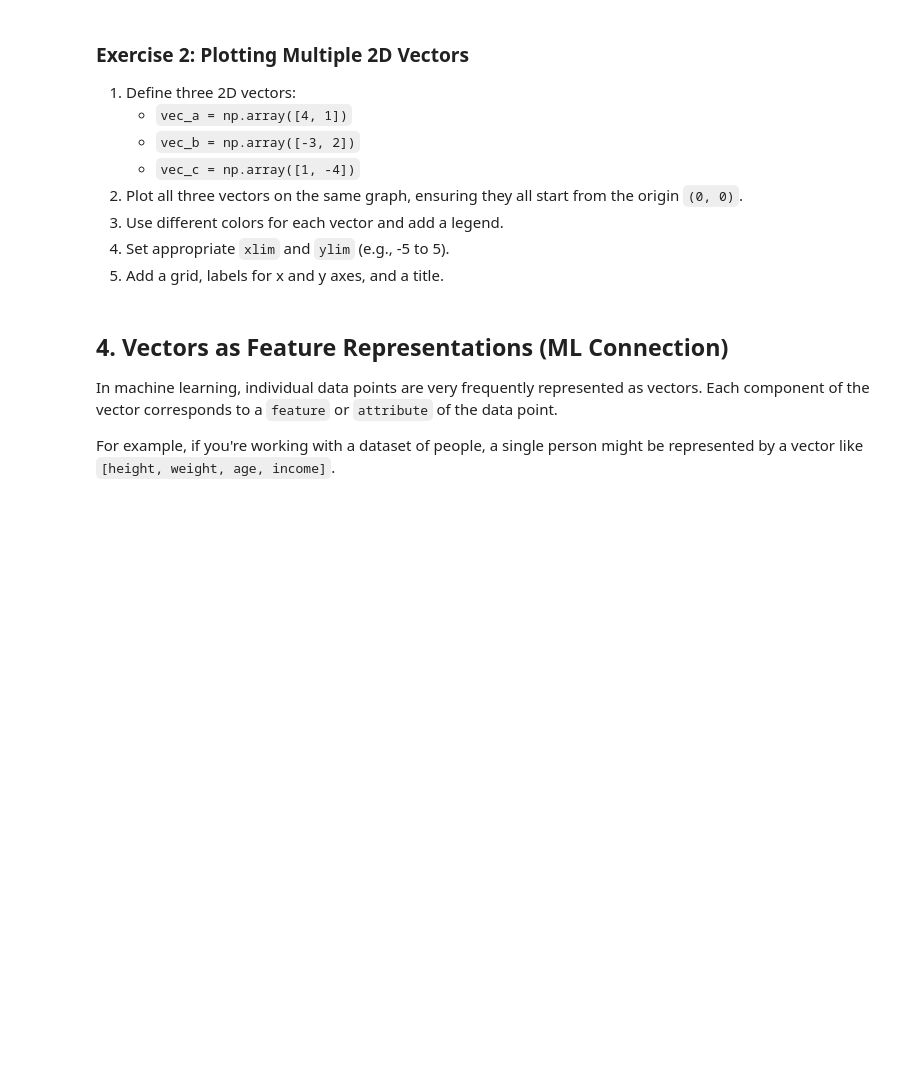
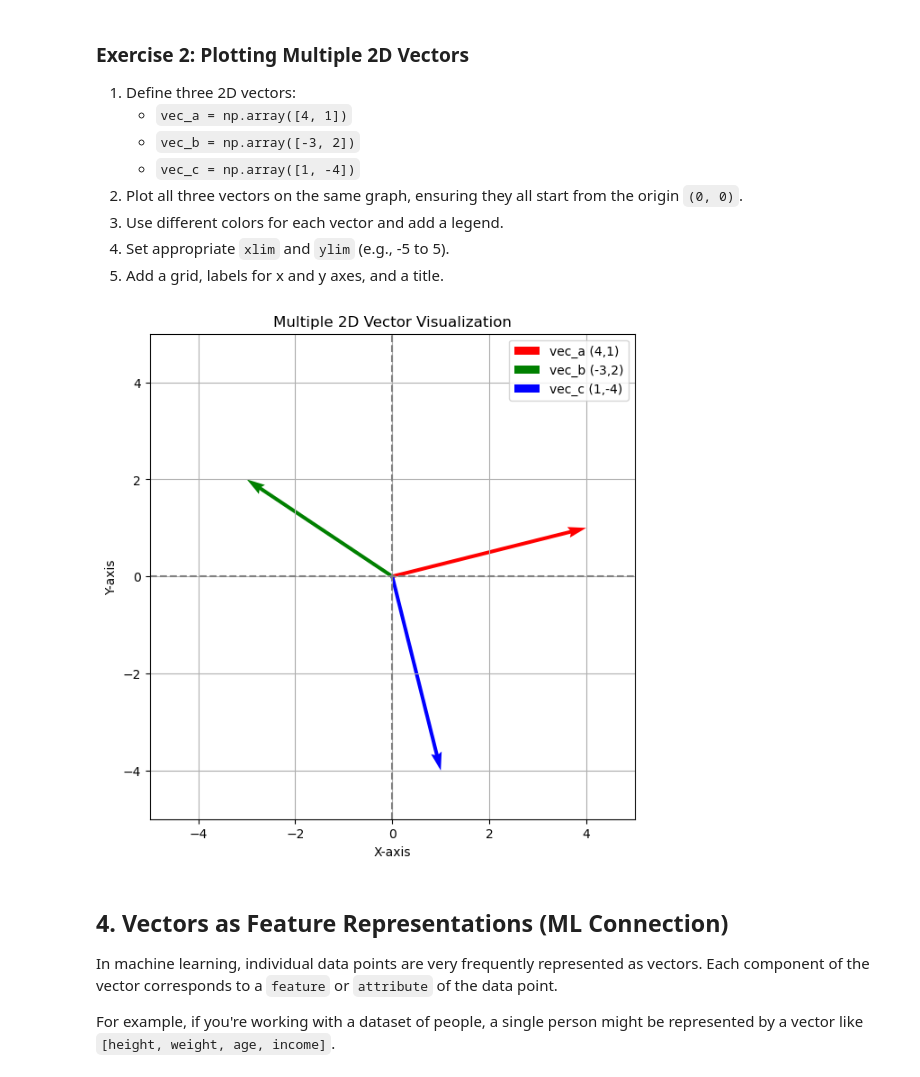
Before and after one commit to rksfn/linear_algebra, a Jupyter notebook: week1_fundamentals_and_core_operations/day01_introduction_to_vectors.ipynb, the cells around one changed output. Drawn from its saved outputs; the diff is of its cells as text; code cells hidden in the pictures; blank space fills up the shorter version.

```diff
--- a/week1_fundamentals_and_core_operations/day01_introduction_to_vectors.ipynb
+++ b/week1_fundamentals_and_core_operations/day01_introduction_to_vectors.ipynb
@@ -124,26 +151,30 @@ plt.show()
 # %%
 # Solution
 
-vec_a = np.array()
+vec_a = np.array([4, 1])
 vec_b = np.array([-3, 2])
 vec_c = np.array([1, -4])
 
 plt.figure(figsize=(7, 7))
-plt.quiver(0, 0, vec_a, vec_a, angles='xy', scale_units='xy', scale=1, color='red', label='vec_a (4, 1)')
-plt.quiver(0, 0, vec_b, vec_b, angles='xy', scale_units='xy', scale=1, color='green', label='vec_b (-3, 2)')
-plt.quiver(0, 0, vec_c, vec_c, angles='xy', scale_units='xy', scale=1, color='blue', label='vec_c (1, -4)')
+
+# Plot each vector from the origin (0,0)
+plt.quiver(0, 0, vec_a[0], vec_a[1], angles='xy', scale_units='xy', scale=1, color='red', label='vec_a (4,1)')
+plt.quiver(0, 0, vec_b[0], vec_b[1], angles='xy', scale_units='xy', scale=1, color='green', label='vec_b (-3,2)')
+plt.quiver(0, 0, vec_c[0], vec_c[1], angles='xy', scale_units='xy', scale=1, color='blue', label='vec_c (1,-4)')
 
 plt.xlim(-5, 5)
 plt.ylim(-5, 5)
 plt.axvline(x=0, color='gray', linestyle='--')
 plt.axhline(y=0, color='gray', linestyle='--')
 plt.grid()
 plt.xlabel("X-axis")
 plt.ylabel("Y-axis")
 plt.title("Multiple 2D Vector Visualization")
 plt.legend()
 plt.gca().set_aspect('equal', adjustable='box')
 plt.show()
+# %% [output]
+[figure, added]
 # %% [markdown]
 ## 4. Vectors as Feature Representations (ML Connection)
 
```
Also changed, not shown: parts of 5 cells of this notebook.
